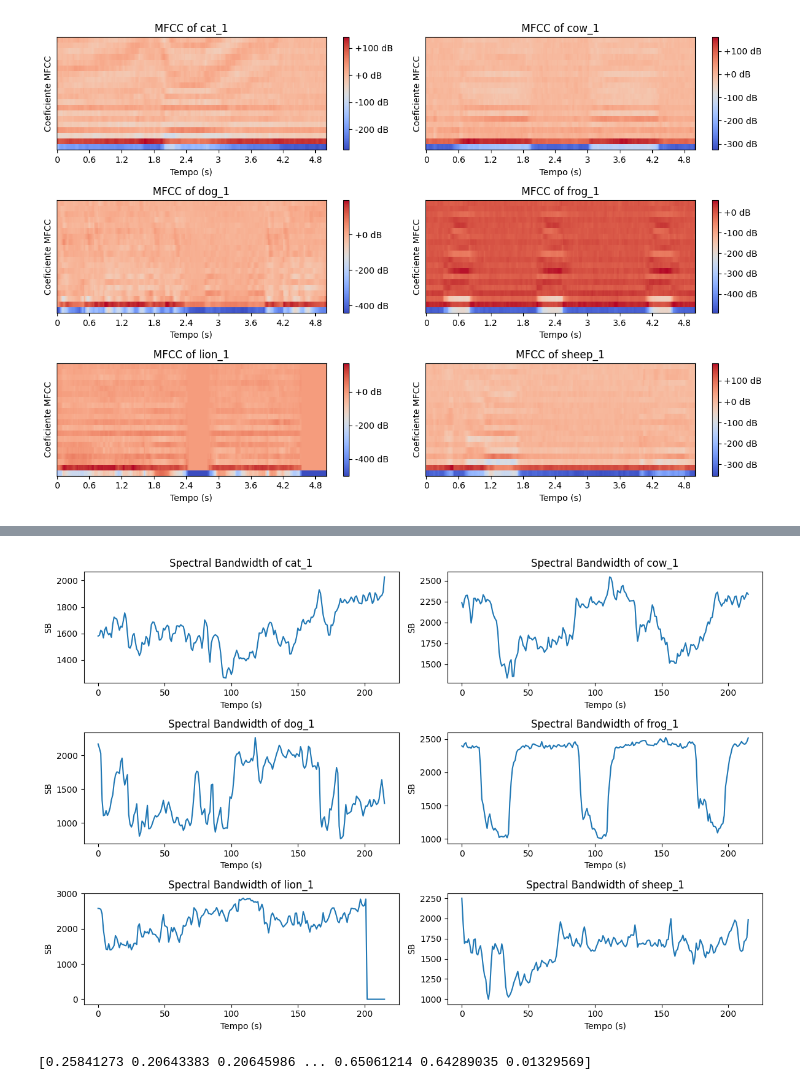
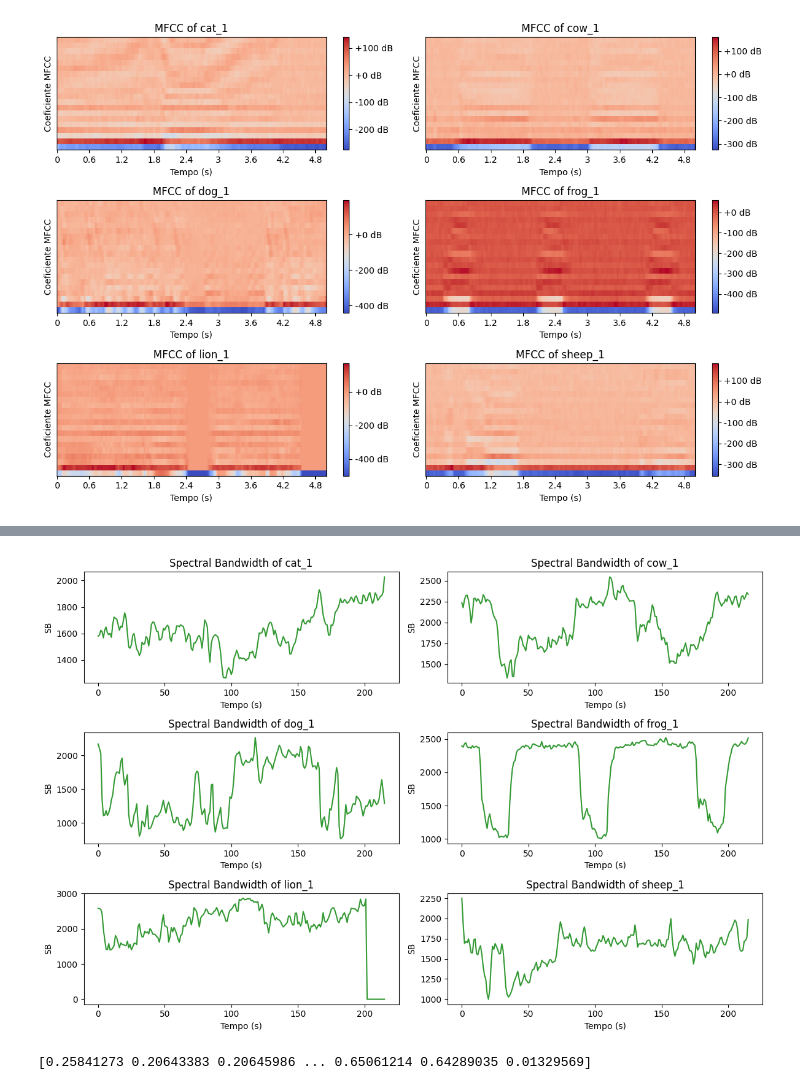
Before and after one commit to ribeirowski/ES413_Sinais, a Jupyter notebook: projeto_sinais.ipynb, the cells around one changed output, grey strips where cells are left out. Drawn from its saved outputs; the diff is of its cells as text; code cells hidden in the pictures.

```diff
--- a/projeto_sinais.ipynb
+++ b/projeto_sinais.ipynb
@@ -280,7 +274,7 @@ for idx, (animal, qtd) in enumerate(animals.items(), start=1):
 
         # Adicionar um subplot para Spectral Centroid
         plt.subplot(3, 2, subplot_counter)
-        plt.plot(scs.T)
+        plt.plot(scs.T, color='green', alpha=0.8)
         plt.title(f'Spectral Centroid of {animal}_1')
         plt.xlabel('Tempo (s)')
         plt.ylabel('SC')
@@ -302,35 +296,35 @@ plt.figure(figsize=(12, 8))
 subplot_counter = 1
 
 # Iterar sobre cada animal no dicionário
 for idx, (animal, qtd) in enumerate(animals.items(), start=1):
     # Se for o primeiro animal do tipo
     if idx == 1 or animal != prev_animal:
         # Encontrar o índice do primeiro exemplo de cada animal
         audio_idx = labels.index(animal)
 
         # Obter o áudio e a taxa de amostragem
         audio = features[audio_idx]
         sr = lb.get_samplerate(f"NewDataset/new_{animal}_1.wav")
 
         # Coeficientes MFCC
         sbs = np.array(audio_sb[audio_idx][0])
 
         # Adicionar um subplot para Spectral Bandwidth
         plt.subplot(3, 2, subplot_counter)
-        plt.plot(sbs.T)
+        plt.plot(sbs.T, color='green', alpha=0.8)
         plt.title(f'Spectral Bandwidth of {animal}_1')
         plt.xlabel('Tempo (s)')
         plt.ylabel('SB')
 
         subplot_counter += 1
 
     prev_animal = animal
 
 # Ajustar layout
 plt.tight_layout()
 plt.show()
 # %% [output]
-[figure, old version]
+[figure, new version]
 # %%
 # Feature normalization
 scaler = MinMaxScaler()
```
Also changed, not shown: parts of 3 cells of this notebook.
